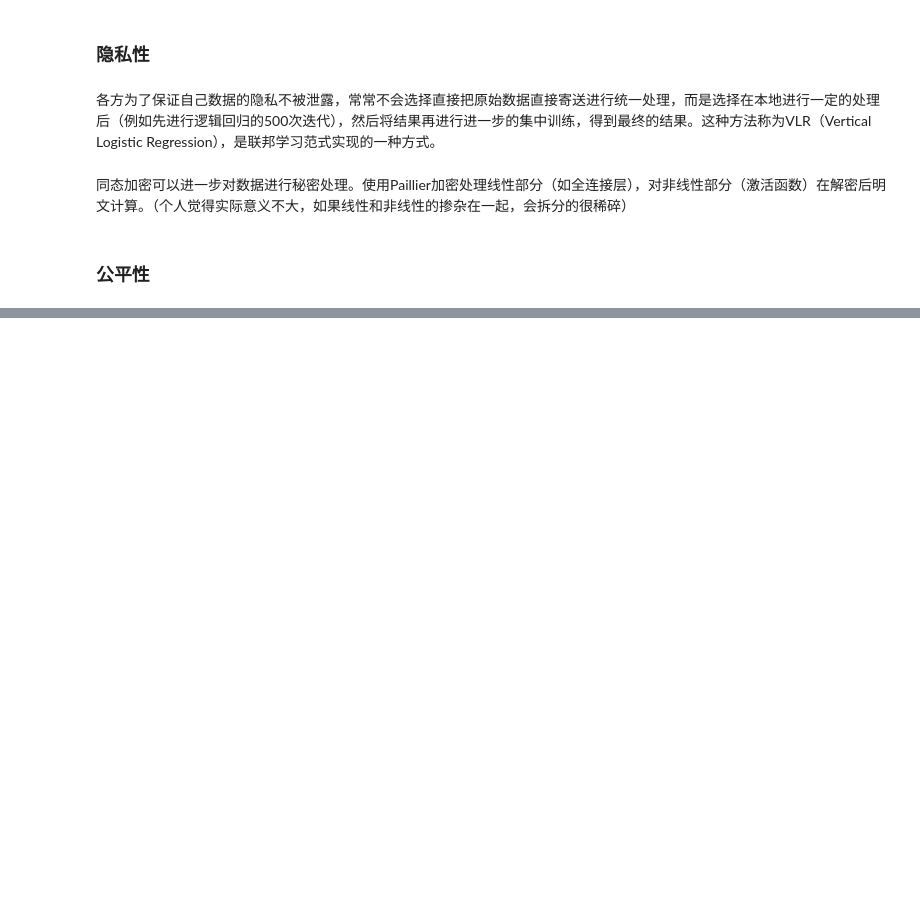
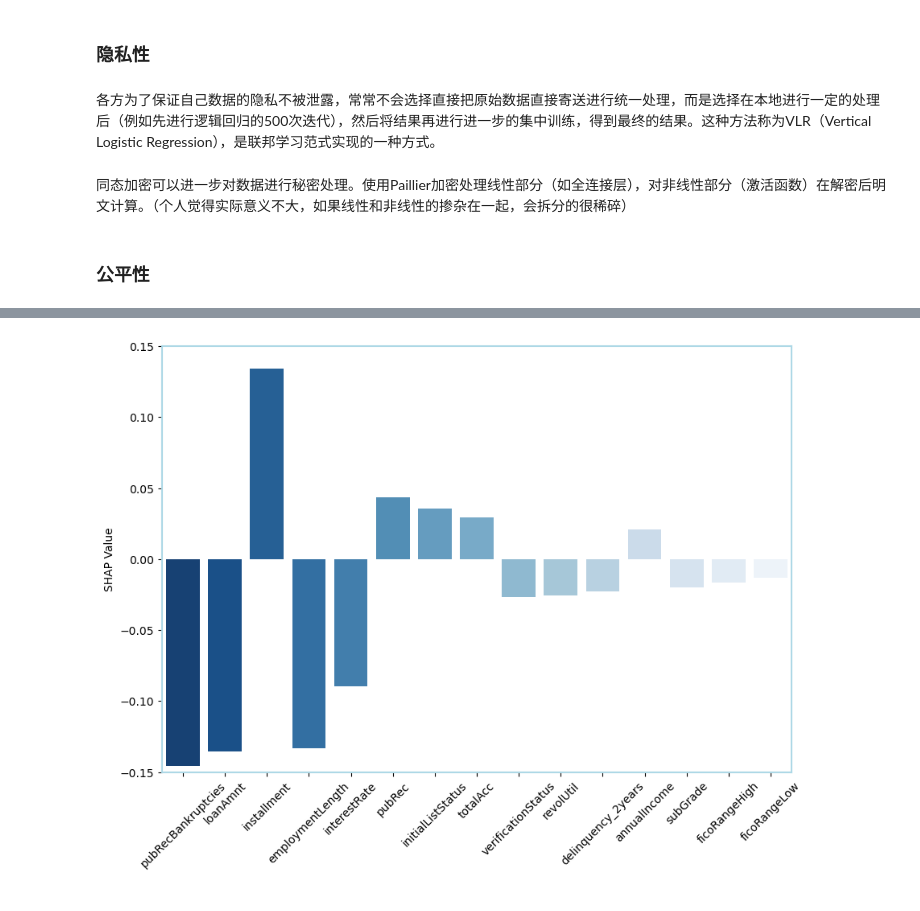
Before and after one commit to ChangeableZX/Deep-Learning-in-Credit-Scoring, a Jupyter notebook: code.ipynb, the cells around one changed output, grey strips where cells are left out. Saved outputs shown, nothing was run; the diff lists cells and outputs as text; code cells hidden in the pictures; blank space fills up the shorter version.

```diff
--- a/code.ipynb
+++ b/code.ipynb
@@ -1151,0 +2232,16 @@ Average Precision: 0.947
+# %%
+x_cat, x_cont, _ = next(iter(test_loader))
+
+# 你的特征名（可选）
+cat_names = [f"cat_{i}" for i in range(x_cat.shape[1])]
+cont_names = [f"cont_{i}" for i in range(x_cont.shape[1])]
+
+results, shap_all, base_output = custom_shap_explainer(
+    model, x_cat, x_cont,
+    cat_names=cat_names,
+    cont_names=cont_names,
+    k=5
+)
+
+# 查看第一个样本的 Top-K 特征贡献
+print(results[0])
@@ -1151,0 +2255,4 @@ Average Precision: 0.947
+# %%
+import joblib
+
+model = joblib.load('tab_transformer.joblib')
@@ -1151,0 +2413,38 @@ Average Precision: 0.947
+# %%
+cat_names = Platform_X_res.loc[:, nunique_counts == 2].columns.tolist() #可替换为原列名
+cont_names = Platform_X_res.loc[:, nunique_counts > 2].columns.tolist()
+
+import matplotlib.pyplot as plt
+import seaborn as sns
+
+
+def plot_topk_shap(results):
+    for i, df in enumerate(results):
+        plt.figure(figsize=(9, 7))
+
+        # 画柱状图，并设置渐变色调（深到浅）
+        ax = sns.barplot(
+            x="feature",
+            y="shap_value",
+            data=df,
+            palette=sns.color_palette("Blues", n_colors=len(df))[::-1]
+        )
+
+        # 设置图框颜色和粗细
+        for spine in ax.spines.values():
+            spine.set_edgecolor('#ADD8E6')    # 设置边框颜色
+            spine.set_linewidth(1.5)        # 设置边框宽度
+
+        plt.xlabel("  ")
+        plt.xticks(rotation=45)
+        plt.ylabel("SHAP Value")
+        plt.tight_layout()
+        plt.ylim(-0.15, 0.15)
+        plt.savefig("shap_value.png", dpi=300, bbox_inches='tight')
+        plt.show()
+
+
+
+plot_topk_shap(results[0:1])
+# %% [output]
+[figure, added]
```
Also changed, not shown: parts of 156 cells of this notebook.
